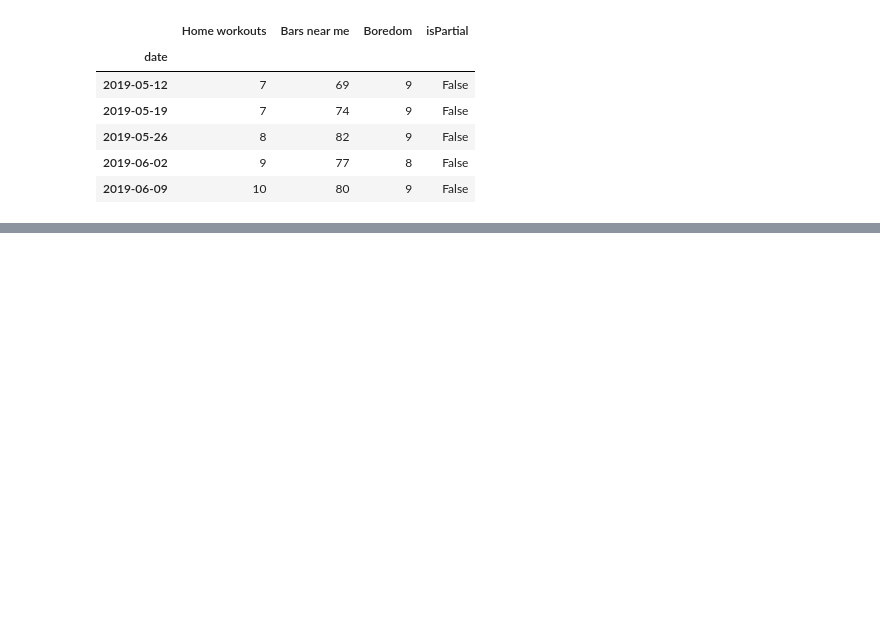
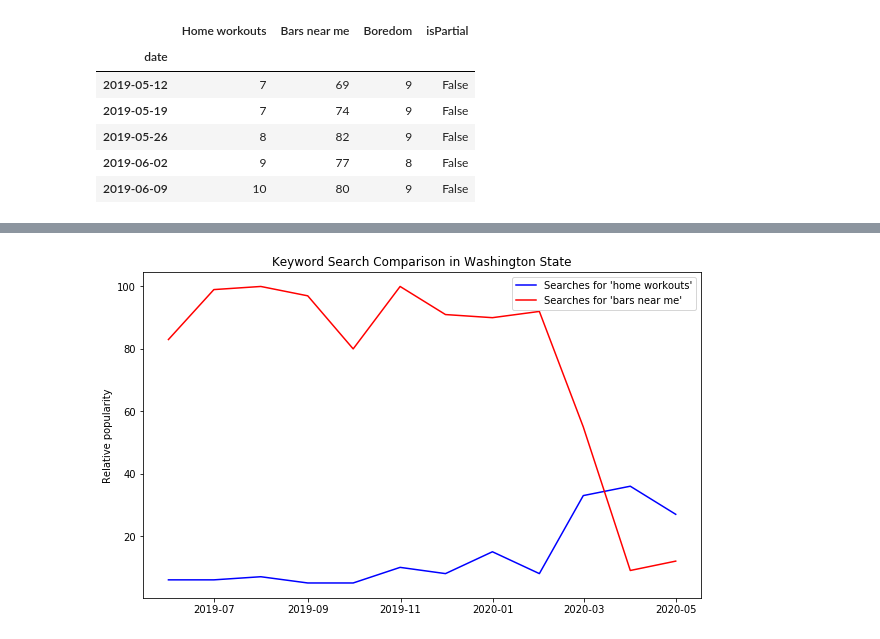
Before and after one commit to TaraWilson17/CoronavirusLifestyleImpacts, a Jupyter notebook: scratchwork/state_level_coronavirus_data.ipynb, the cells around one changed output, grey strips where cells are left out. Drawn from its saved outputs; the diff is of its cells as text; code cells hidden in the pictures; blank space fills up the shorter version.

```diff
--- a/scratchwork/state_level_coronavirus_data.ipynb
+++ b/scratchwork/state_level_coronavirus_data.ipynb
@@ -104,0 +112,12 @@ plt.show()
+# %%
+start = dt.datetime(year=2019, month=5, day=7)
+end = dt.datetime(year=2020, month=5, day=7)
+
+connection = GoogleConnection()
+query_multi = [{"key": "Home workouts", "geo": "US-WA"},
+              {"key": "Bars near me", "geo": "US-WA"}]
+series = SVSeries.multivariate(connection=connection, queries=query_multi, start=start, end=end, granularity="MONTH")
+ts = series.get_data()
+# %%
+ts = pd.DataFrame(ts)
+ts.head()
@@ -104,0 +131,10 @@ plt.show()
+# %%
+plt.figure(figsize=(10,6))
+plt.plot(ts.index.values, ts["Home workouts"], c="blue", label="Searches for 'home workouts'")
+plt.plot(ts.index.values, ts["Bars near me"], c="red", label="Searches for 'bars near me'")
+plt.legend()
+plt.ylabel("Relative popularity")
+plt.title("Keyword Search Comparison in Washington State")
+plt.show()
+# %% [output]
+[figure, added]
```
Also changed, not shown: parts of 7 cells of this notebook.
